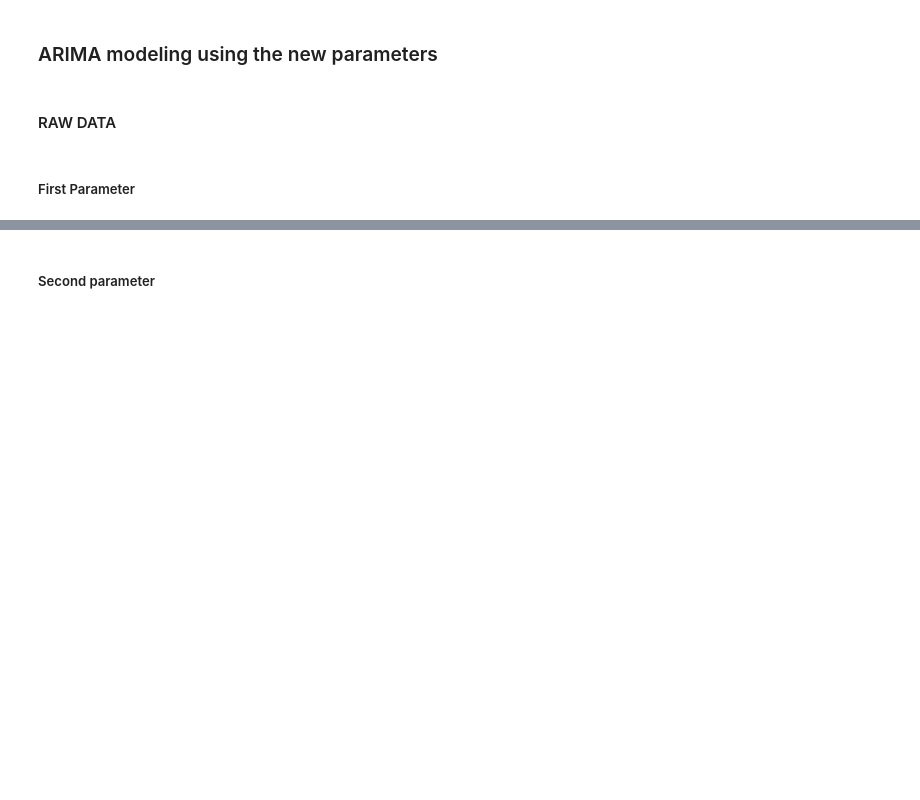
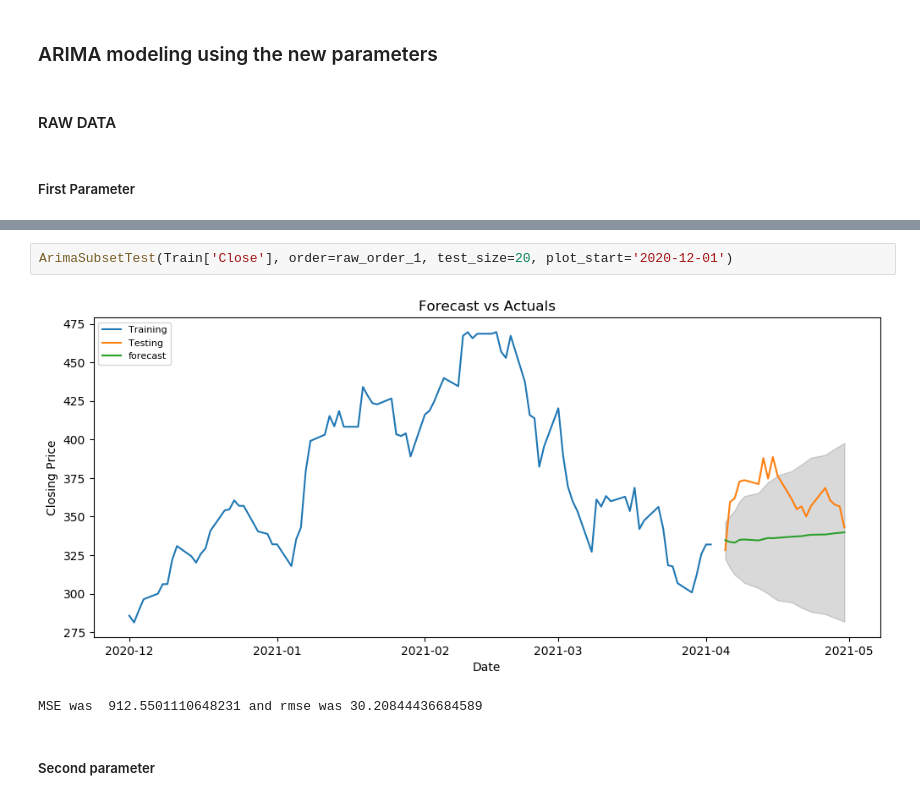
Before and after one commit to stevenkyle2013/Capstone, a Jupyter notebook: Main.ipynb, the cells around one changed output, grey strips where cells are left out. Saved outputs shown, nothing was run; the diff lists cells and outputs as text; blank space fills up the shorter version.

```diff
--- a/Main.ipynb
+++ b/Main.ipynb
@@ -1097,2 +1134,7 @@ Freq: B, dtype: float64
+# %%
+ArimaSubsetTest(Train['Close'], order=raw_order_1, test_size=20, plot_start='2020-12-01')
+# %% [output]
+[figure, added]
+MSE was  912.5501110648231 and rmse was 30.20844436684589
 # %% [markdown]
 ##### Second parameter
```
Also changed, not shown: parts of 30 cells of this notebook.
